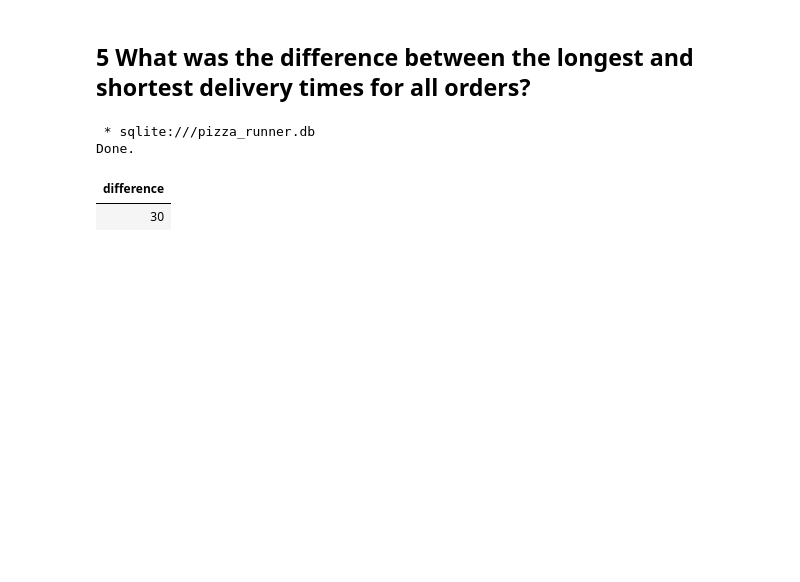
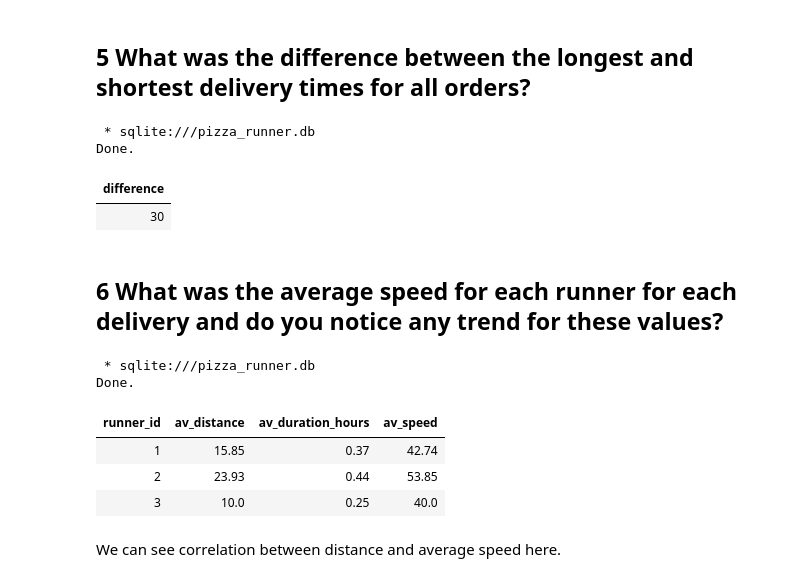
Before and after one commit to Kuziomkin/analytics_case_study, a Jupyter notebook: pizza_runner/pizza_runner_sql.ipynb, the cells around one changed output. Saved outputs shown, nothing was run; the diff lists cells and outputs as text; code cells hidden in the pictures; blank space fills up the shorter version.

```diff
--- a/pizza_runner/pizza_runner_sql.ipynb
+++ b/pizza_runner/pizza_runner_sql.ipynb
@@ -743,3 +743,38 @@ FROM
 Done.
 | difference |
 | 30 |
+# %% [markdown]
+## 6 What was the average speed for each runner for each delivery and do you notice any trend for these values?
+# %%
+%%sql
+
+WITH distance_time AS (
+    SELECT
+        runner_id
+        , CAST(REPLACE(distance, "km", "") AS DECIMAL(18,2)) AS distance_km
+        , CAST(REPLACE(REPLACE(REPLACE(duration, "minutes", ""), "mins", ""), "minute", "") AS INTEGER) AS duration_min
+    FROM
+        runner_orders
+    WHERE
+        distance_km != 0
+        AND duration_min != 0
+)
+
+SELECT
+    runner_id
+    , ROUND(AVG(distance_km),2) AS av_distance
+    , ROUND(AVG(duration_min) / 60, 2)  AS av_duration_hours
+    , ROUND(AVG(distance_km) / (AVG(duration_min) / 60),2) AS av_speed
+FROM
+    distance_time
+GROUP BY
+    runner_id
+# %% [output]
+ * sqlite:///pizza_runner.db
+Done.
+| runner_id | av_distance | av_duration_hours | av_speed |
+| 1 | 15.85 | 0.37 | 42.74 |
+| 2 | 23.93 | 0.44 | 53.85 |
+| 3 | 10.0 | 0.25 | 40.0 |
+# %% [markdown]
+We can see correlation between distance and average speed here.
```
